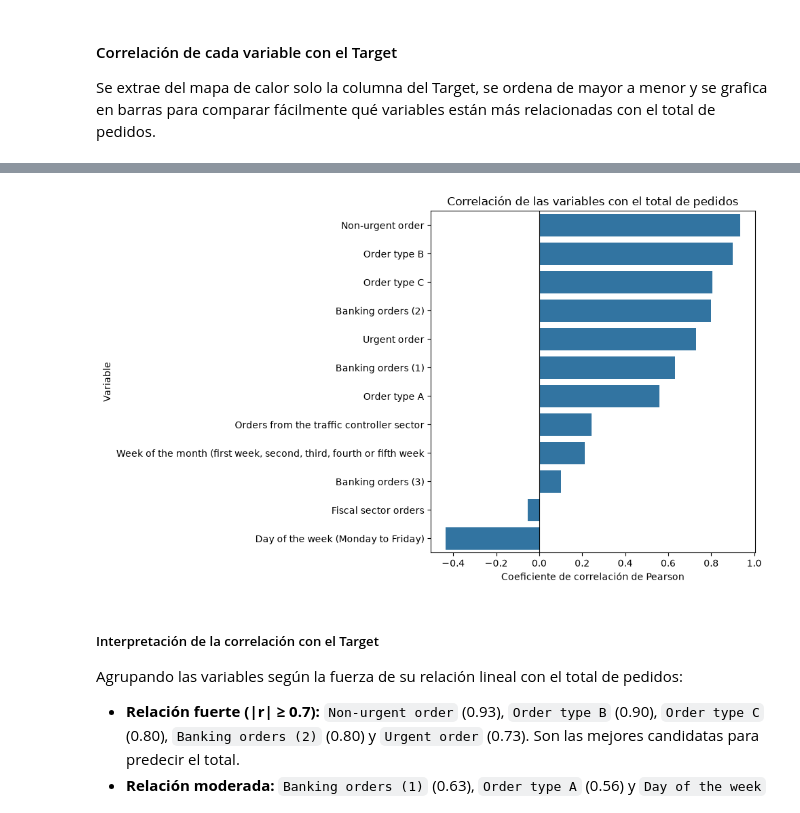
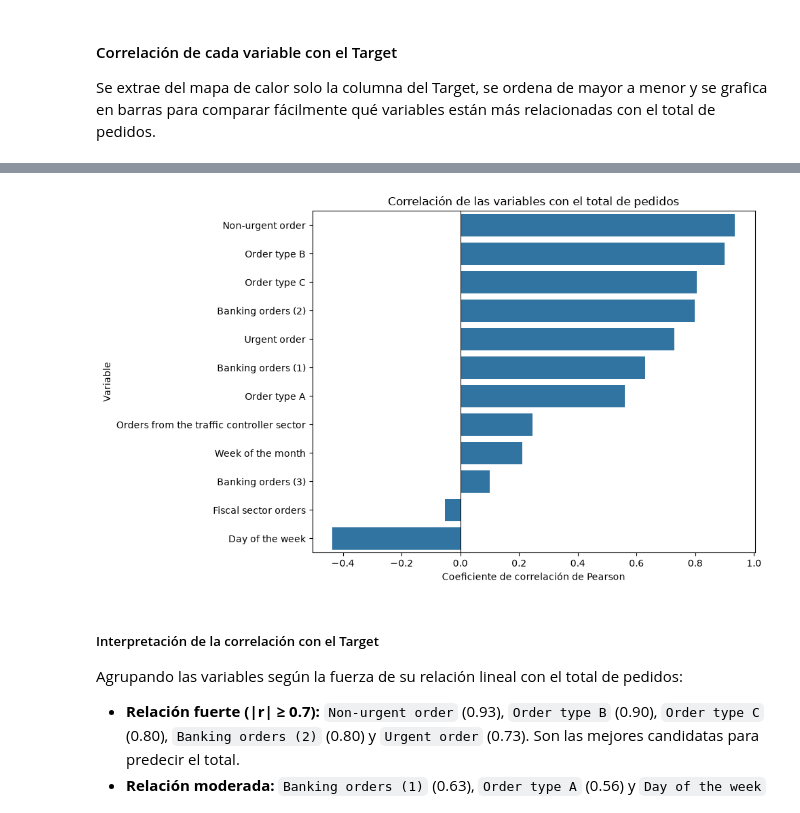
Before and after one commit to tdavidvergara/regresion-lineal-machine-learning, a Jupyter notebook: EDA_Regresion_Demanda.ipynb, the cells around one changed output, grey strips where cells are left out. Cells and saved outputs as stored; diff of their text form; code cells hidden in the pictures.

```diff
--- a/EDA_Regresion_Demanda.ipynb
+++ b/EDA_Regresion_Demanda.ipynb
@@ -70,6 +69,11 @@ RUTA_DATOS = "dataset/Daily_Demand_Forecasting_Orders.csv"
 # sep=";" porque este archivo separa las columnas con punto y coma, no con coma
 df = pd.read_csv(RUTA_DATOS, sep=";")
 
+# Renombra las dos primeras columnas para que sean cortas, legibles y sin errores de paréntesis
+df = df.rename(columns={
+    df.columns[0]: "Week of the month",
+    df.columns[1]: "Day of the week"
+})
 # Elimina columnas totalmente vacías (aparecen si las filas del CSV terminan en ";").
 # axis=1 -> actúa sobre columnas; how="all" -> solo si TODOS sus valores están vacíos
 df = df.dropna(axis=1, how="all")
@@ -208,7 +212,7 @@ Se extrae del mapa de calor solo la columna del Target, se ordena de mayor a men
 # %%
 # Nombre de la variable que se quiere predecir
 target = "Target (Total orders)"
-
+s
 # Correlación de cada predictora con el Target, paso a paso:
 #   df.corr(numeric_only=True) -> matriz de correlación completa (solo columnas numéricas)
 #   [target]                   -> se queda solo con la columna del Target
@@ -251,5 +255,5 @@ Day of the week (Monday to Friday)                                   -0.435286
 Name: Target (Total orders), dtype: float64
-[figure, old version]
+[figure, new version]
 # %% [markdown]
 ##### Interpretación de la correlación con el Target
 
```
Also changed, not shown: parts of 8 cells of this notebook, 1 other file.
